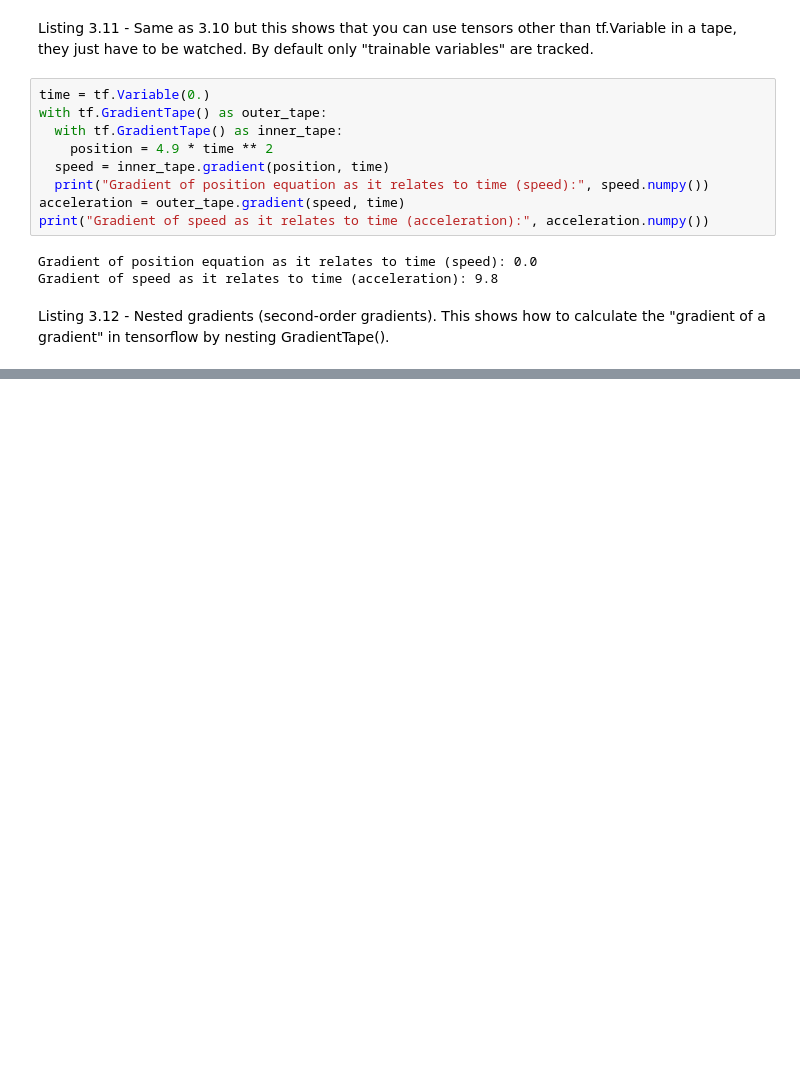
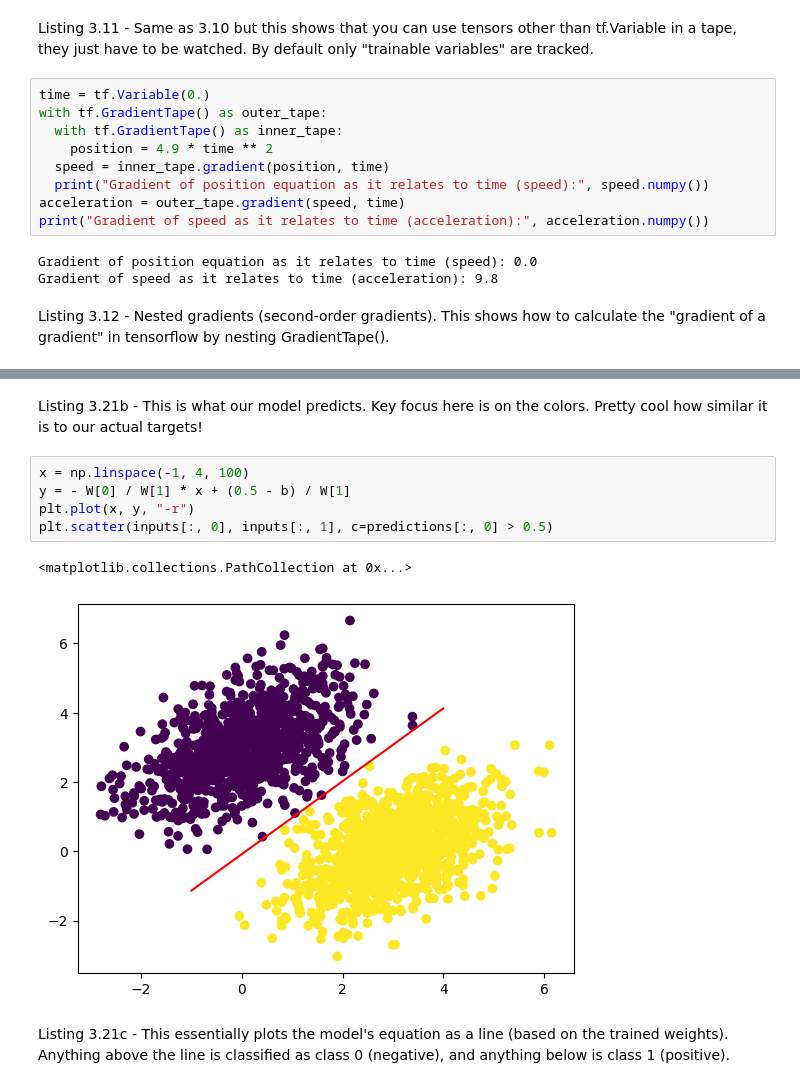
Before and after one commit to isaacsemerson/deeplearning-python-fchollet, a Jupyter notebook: fchollet_chapter3.ipynb, the cells around one changed output, grey strips where cells are left out. Drawn from its saved outputs; the diff is of its cells as text; blank space fills up the shorter version.

```diff
--- a/fchollet_chapter3.ipynb
+++ b/fchollet_chapter3.ipynb
@@ -188,0 +328,12 @@ Listing 3.12 - Nested gradients (second-order gradients). This shows how to calc
+# %% [markdown]
+Listing 3.21b - This is what our model predicts. Key focus here is on the colors. Pretty cool how similar it is to our actual targets!
+# %%
+x = np.linspace(-1, 4, 100)
+y = - W[0] / W[1] * x + (0.5 - b) / W[1]
+plt.plot(x, y, "-r")
+plt.scatter(inputs[:, 0], inputs[:, 1], c=predictions[:, 0] > 0.5)
+# %% [output]
+<matplotlib.collections.PathCollection at 0x...>
+[figure, added]
+# %% [markdown]
+Listing 3.21c - This essentially plots the model's equation as a line (based on the trained weights). Anything above the line is classified as class 0 (negative), and anything below is class 1 (positive).
```
Also changed, not shown: parts of 20 cells of this notebook.
